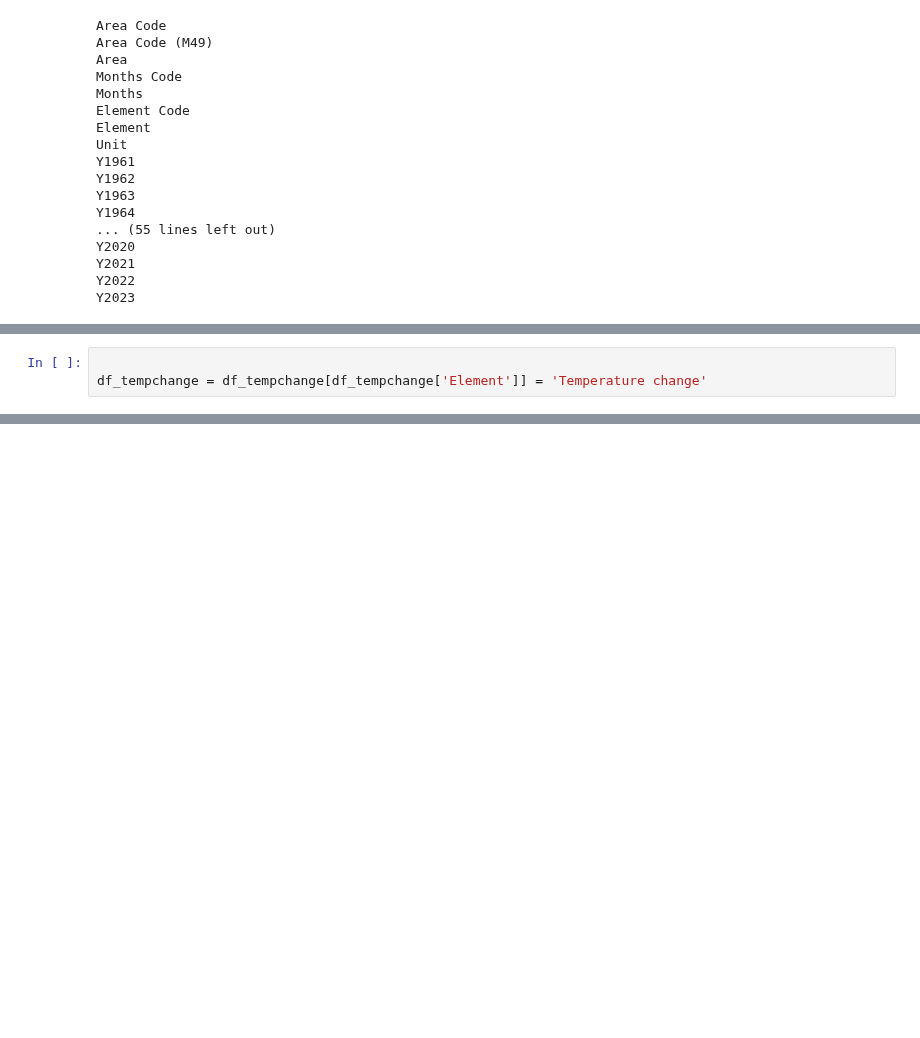
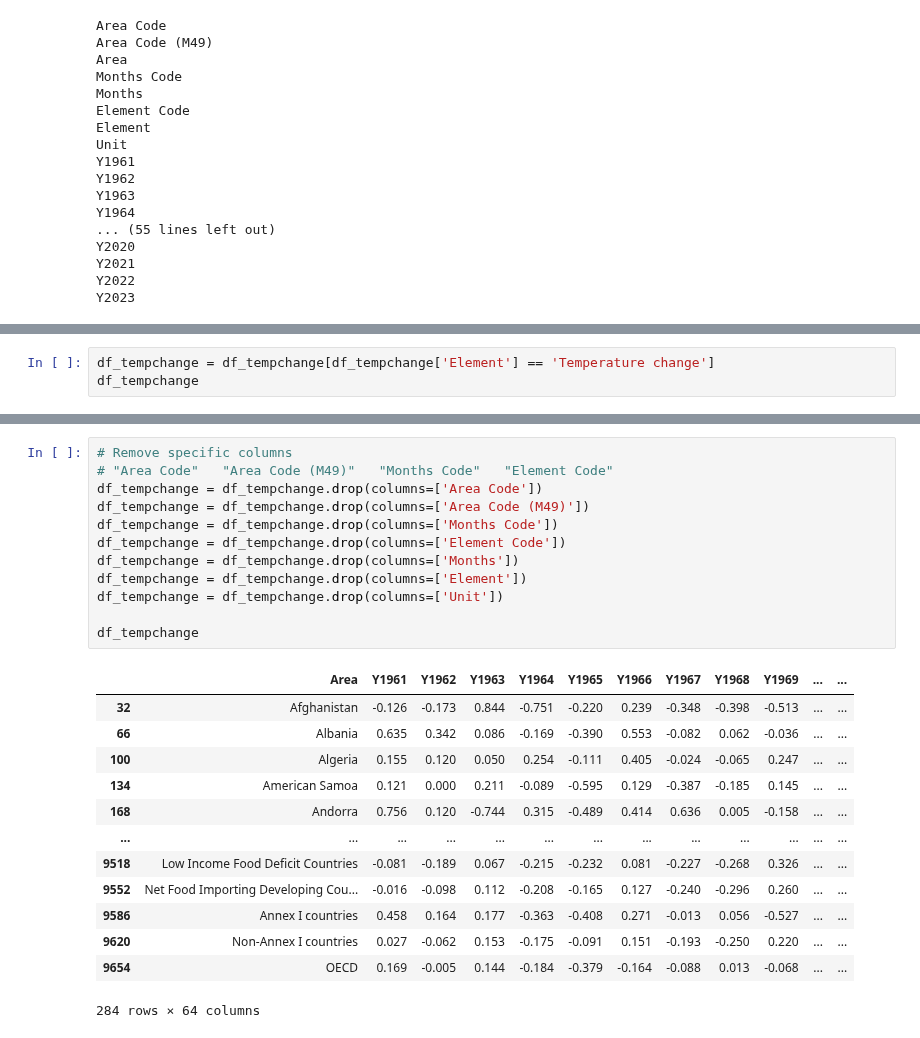
Before and after one commit to LaserLon/EDA, a Jupyter notebook: Project/EDA.ipynb, the cells around one changed output, grey strips where cells are left out. Drawn from its saved outputs; the diff is of its cells as text; blank space fills up the shorter version.

```diff
--- a/Project/EDA.ipynb
+++ b/Project/EDA.ipynb
@@ -120,5 +141,5 @@ df_tempchange.tail()
 5 rows × 71 columns
 # %%
-
-df_tempchange = df_tempchange[df_tempchange['Element']] = 'Temperature change'
+df_tempchange = df_tempchange[df_tempchange['Element'] == 'Temperature change']
+df_tempchange
 # %% [output]
@@ -147,0 +181,26 @@ Y2023
+# %%
+# Remove specific columns
+# "Area Code"	"Area Code (M49)"	"Months Code"	"Element Code"
+df_tempchange = df_tempchange.drop(columns=['Area Code'])
+df_tempchange = df_tempchange.drop(columns=['Area Code (M49)'])
+df_tempchange = df_tempchange.drop(columns=['Months Code'])
+df_tempchange = df_tempchange.drop(columns=['Element Code'])
+df_tempchange = df_tempchange.drop(columns=['Months'])
+df_tempchange = df_tempchange.drop(columns=['Element'])
+df_tempchange = df_tempchange.drop(columns=['Unit'])
+
+df_tempchange
+# %% [output]
+|  | Area | Y1961 | Y1962 | Y1963 | Y1964 | Y1965 | Y1966 | Y1967 | Y1968 | Y1969 | ... | ... |
+| 32 | Afghanistan | -0.126 | -0.173 | 0.844 | -0.751 | -0.220 | 0.239 | -0.348 | -0.398 | -0.513 | ... | ... |
+| 66 | Albania | 0.635 | 0.342 | 0.086 | -0.169 | -0.390 | 0.553 | -0.082 | 0.062 | -0.036 | ... | ... |
+| 100 | Algeria | 0.155 | 0.120 | 0.050 | 0.254 | -0.111 | 0.405 | -0.024 | -0.065 | 0.247 | ... | ... |
+| 134 | American Samoa | 0.121 | 0.000 | 0.211 | -0.089 | -0.595 | 0.129 | -0.387 | -0.185 | 0.145 | ... | ... |
+| 168 | Andorra | 0.756 | 0.120 | -0.744 | 0.315 | -0.489 | 0.414 | 0.636 | 0.005 | -0.158 | ... | ... |
+| ... | ... | ... | ... | ... | ... | ... | ... | ... | ... | ... | ... | ... |
+| 9518 | Low Income Food Deficit Countries | -0.081 | -0.189 | 0.067 | -0.215 | -0.232 | 0.081 | -0.227 | -0.268 | 0.326 | ... | ... |
+| 9552 | Net Food Importing Developing Cou... | -0.016 | -0.098 | 0.112 | -0.208 | -0.165 | 0.127 | -0.240 | -0.296 | 0.260 | ... | ... |
+| 9586 | Annex I countries | 0.458 | 0.164 | 0.177 | -0.363 | -0.408 | 0.271 | -0.013 | 0.056 | -0.527 | ... | ... |
+| 9620 | Non-Annex I countries | 0.027 | -0.062 | 0.153 | -0.175 | -0.091 | 0.151 | -0.193 | -0.250 | 0.220 | ... | ... |
+| 9654 | OECD | 0.169 | -0.005 | 0.144 | -0.184 | -0.379 | -0.164 | -0.088 | 0.013 | -0.068 | ... | ... |
+284 rows × 64 columns
```
Also changed, not shown: parts of 21 cells of this notebook.
